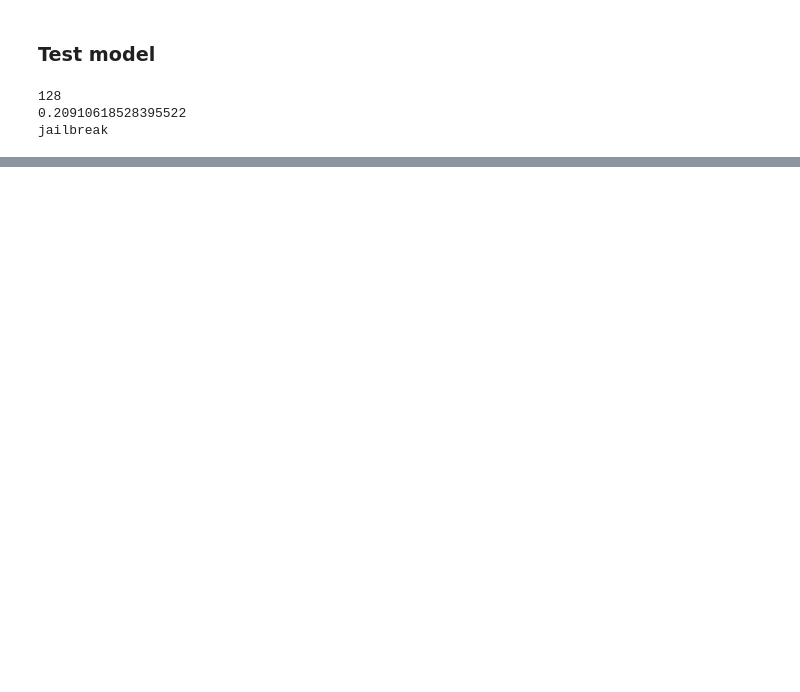
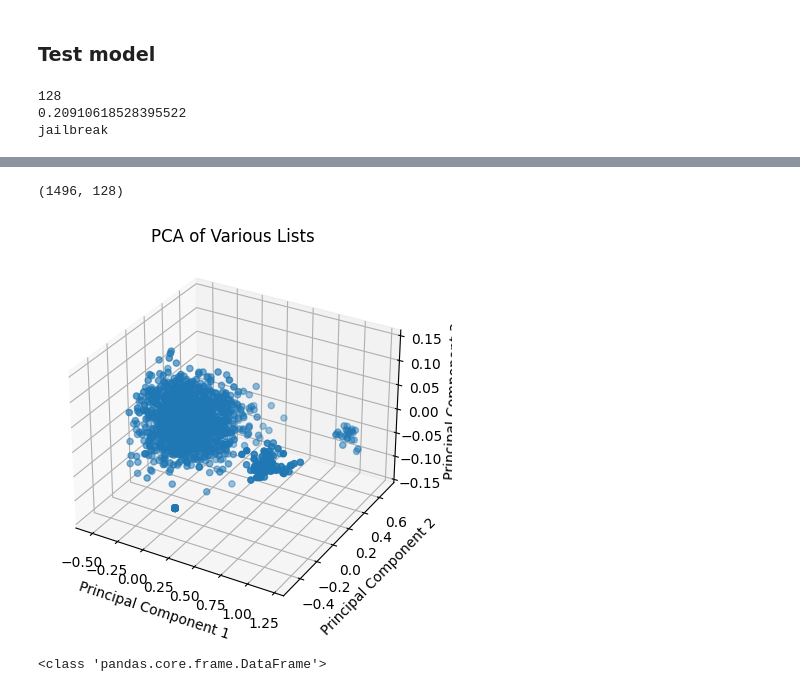
Before and after one commit to llm-security-research/malicious-prompts, a Jupyter notebook: siamese_evaluation.ipynb, the cells around one changed output, grey strips where cells are left out. Saved outputs shown, nothing was run; the diff lists cells and outputs as text; code cells hidden in the pictures; blank space fills up the shorter version.

```diff
--- a/siamese_evaluation.ipynb
+++ b/siamese_evaluation.ipynb
@@ -100,0 +149,27 @@ jailbreak
+# %%
+import prince
+import plotly.express as px
+
+data = np.array(maleficent_embeddings)
+print(data.shape)
+
+pca = PCA(n_components=3)
+principal_components = pca.fit_transform(data)
+
+fig = plt.figure()
+ax = fig.add_subplot(111, projection='3d')
+
+# Plot the principal components
+ax.scatter(principal_components[:, 0], principal_components[:, 1], principal_components[:, 2])
+
+# Set labels and title
+ax.set_xlabel('Principal Component 1')
+ax.set_ylabel('Principal Component 2')
+ax.set_zlabel('Principal Component 3')
+ax.set_title('PCA of Various Lists')
+
+# Show the plot
+plt.show()
+# %% [output]
+(1496, 128)
+[figure, added]
@@ -100,0 +369,4 @@ jailbreak
+# %%
+print(type(df_pca_3d))
+# %% [output]
+<class 'pandas.core.frame.DataFrame'>
```
Also changed, not shown: parts of 9 cells of this notebook, 1 other file.
